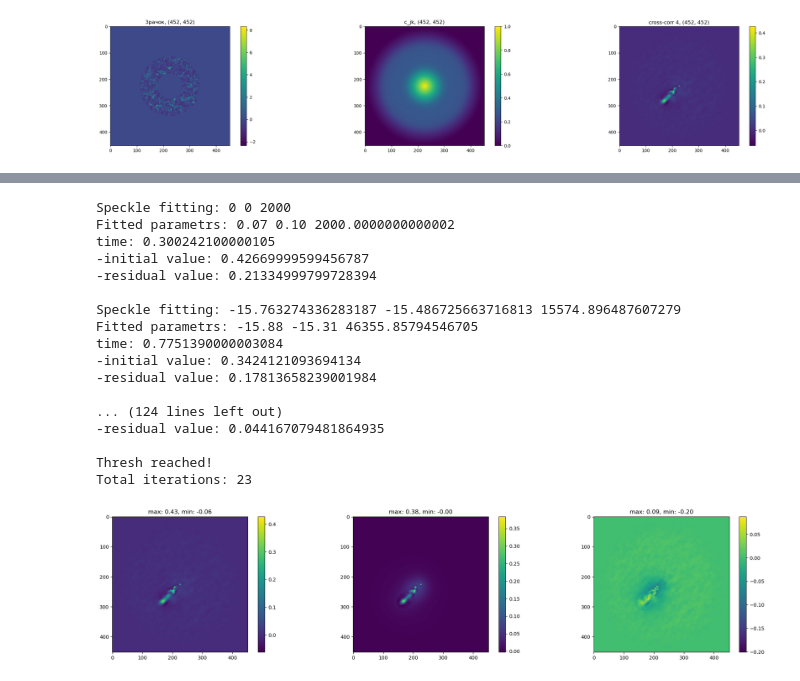
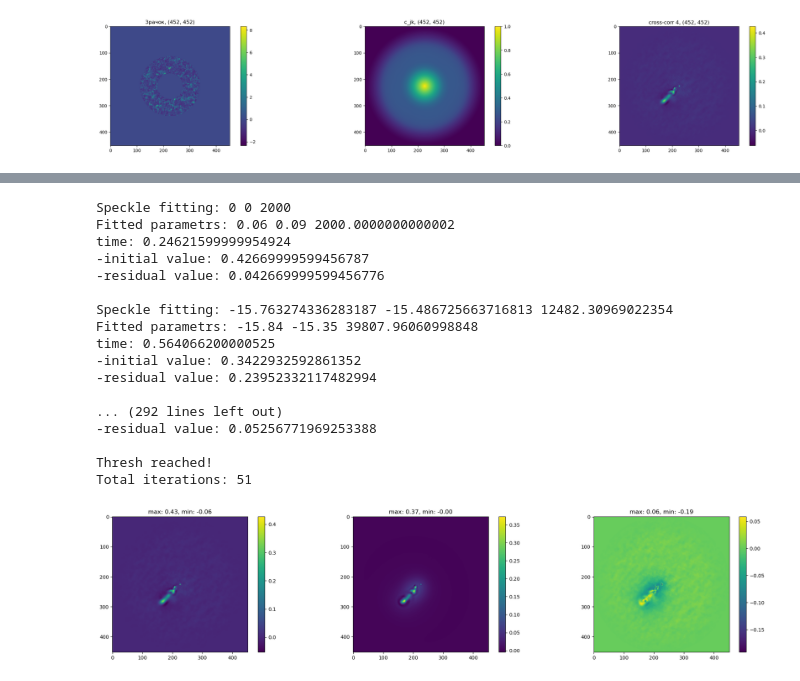
Before and after one commit to AntonMate/domecam, a Jupyter notebook: curvefitting_se.ipynb, the cells around one changed output, grey strips where cells are left out. Saved outputs shown, nothing was run; the diff lists cells and outputs as text; code cells hidden in the pictures.

```diff
--- a/curvefitting_se.ipynb
+++ b/curvefitting_se.ipynb
@@ -5,6 +5,7 @@ import matplotlib.pyplot as plt
 
 from scipy.ndimage import shift
 from scipy.optimize import curve_fit
+from skimage.filters import threshold_multiotsu, threshold_otsu, median
 
 def find_nearest(array, value):
     array = np.asarray(array)
@@ -86,6 +87,7 @@ ax3.set_title(f'cross-corr 4, {data.shape}')
 
 def CLEAN(dirty, gain=None, thresh=None, niter=None):
     global t, delta
+    st = time.perf_counter()
     comps = np.zeros(dirty.shape)
     res = np.array(dirty)
     cl = np.zeros(dirty.shape)
@@ -101,26 +103,25 @@ def CLEAN(dirty, gain=None, thresh=None, niter=None):
 
         if int(Vx) == 0 and int(Vy) == 0:
             myParams = [0, 0, 2000]
+            psf = multi_speckle_fit(myParams, ydata=res)
+            print('-initial value:', res[my, mx])
+            res -= psf*0.9
         else:
-                myParams = [Vx, Vy, 15000+5000*np.sin(np.random.uniform(-np.pi, np.pi))]
+            myParams = [Vx, Vy, 15000+5000*np.sin(np.random.uniform(-np.pi, np.pi))]
+            psf = multi_speckle_fit(myParams, ydata=res)
+            print('-initial value:', res[my, mx])
+            res -= psf*gain
 
-        psf = multi_speckle_fit(myParams, ydata=res)
-
-        print('-initial value:', res[my, mx])
-#         res -= psf*mval
-#         cl += psf*mval
-        res -= psf*gain
         cl += psf*gain
         print('-residual value:', res[my, mx])
         print(' ')
 
         tmp+=1
-#         print('test:', np.max(np.fabs(res)))
-#         if np.max(np.fabs(res)) < thresh:
         if np.max(res) < thresh:
             print('Thresh reached!')
             break
     print('Total iterations:', tmp)
+    print('time:', time.perf_counter()-st)
     return comps, res, cl
 
 
@@ -137,7 +138,7 @@ def multi_speckle_fit(params, ydata=None):
             return arr
 
         ydata = ydata.ravel()
-        bounds = [[params[0]-3, params[1]-3, 2000], [params[0]+3, params[1]+3, 50000]]
+#         bounds = [[params[0]-3, params[1]-3, 2000], [params[0]+3, params[1]+3, 50000]]
         bounds = [[-np.inf, -np.inf, 2000], [np.inf, np.inf, 50000]]
         popt, pcov = curve_fit(_g, xdata, ydata, p0=params, bounds=bounds)
 
@@ -270,34 +283,34 @@ mean 1: 0.0029639288282292293 mean 2: 0.0029579040280626307
 # %%
-comps, residual, clean = CLEAN(new_image, gain=0.5, thresh=0.091, niter=150)
+comps, residual, clean = CLEAN(new_image, gain=0.3, thresh=0.061, niter=100)
 # CLEAN(data, gain=1, thresh=np.mean(data), niter=150) - неплохие настройки
 
 fig, (ax, ax2, ax3) = plt.subplots(1, 3, figsize=(25, 5))
-fig.colorbar(ax.imshow(data), ax=ax)
+fig.colorbar(ax.imshow(new_image), ax=ax)
 fig.colorbar(ax2.imshow(clean), ax=ax2)
 fig.colorbar(ax3.imshow(residual), ax=ax3)
 ax.set_title(f'max: {np.max(data):.2f}, min: {np.min(data):.2f}')
 ax2.set_title(f'max: {np.max(clean):.2f}, min: {np.min(clean):.2f}')
 ax3.set_title(f'max: {np.max(residual):.2f}, min: {np.min(residual):.2f}')
 print('')
 # %% [output]
 Speckle fitting: 0 0 2000
-Fitted parametrs: 0.07 0.10 2000.0000000000002
-time: 0.300242100000105
+Fitted parametrs: 0.06 0.09 2000.0000000000002
+time: 0.24621599999954924
 -initial value: 0.42669999599456787
--residual value: 0.21334999799728394
+-residual value: 0.042669999599456776
 
-Speckle fitting: -15.763274336283187 -15.486725663716813 15574.896487607279
-Fitted parametrs: -15.88 -15.31 46355.85794546705
-time: 0.7751390000003084
--initial value: 0.3424121093694134
--residual value: 0.17813658239001984
+Speckle fitting: -15.763274336283187 -15.486725663716813 12482.30969022354
+Fitted parametrs: -15.84 -15.35 39807.96060998848
+time: 0.564066200000525
+-initial value: 0.3422932592861352
+-residual value: 0.23952332117482994
 
-... (124 lines left out)
--residual value: 0.044167079481864935
+... (292 lines left out)
+-residual value: 0.05256771969253388
 
 Thresh reached!
-Total iterations: 23
+Total iterations: 51
-[figure, old version]
+[figure, new version]
 # %%
 myparams = np.stack((vx, vy, z))
 myparams2=[]
```
Also changed, not shown: parts of 1 cell of this notebook.
